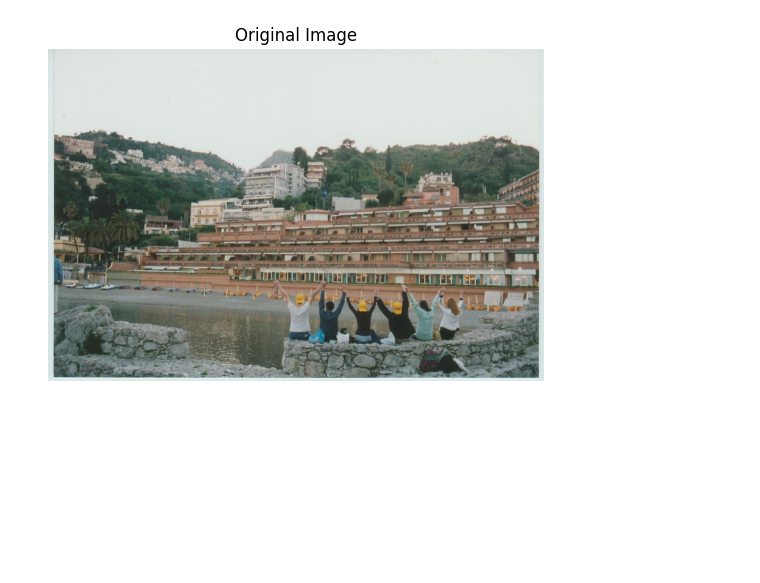
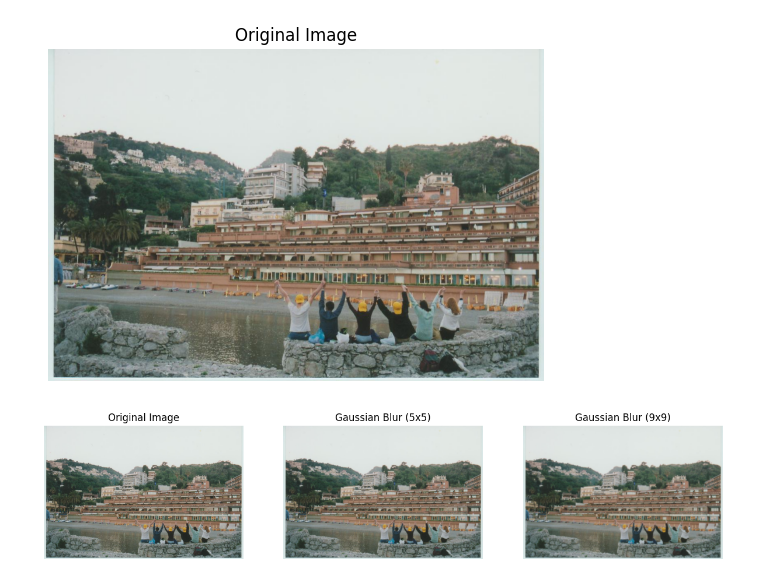
Before and after one commit to vestinabert/Image_Processing, a Jupyter notebook: Image_Enhancement.ipynb, the cells around one changed output. Cells and saved outputs as stored; diff of their text form; code cells hidden in the pictures; blank space fills up the shorter version.

Commit message:
Appling Gaussian Blur with different kernel sizes

```diff
--- a/Image_Enhancement.ipynb
+++ b/Image_Enhancement.ipynb
@@ -25,3 +25,27 @@ plt.show()
 [interactive output not drawn]
 Saving italijoskelione011.jpg to italijoskelione011.jpg
 [figure]
+# %%
+def apply_gaussian_blur(image, kernel_size):
+    blurred = cv2.GaussianBlur(image, (kernel_size, kernel_size), 0)
+    return blurred
+
+# Apply Gaussian Blur with different kernel sizes
+blurred_5 = apply_gaussian_blur(image, 5)
+blurred_9 = apply_gaussian_blur(image, 9)
+
+# Display results
+fig, axes = plt.subplots(1, 3, figsize=(15, 5))
+axes[0].imshow(image)
+axes[0].set_title("Original Image")
+axes[1].imshow(blurred_5)
+axes[1].set_title("Gaussian Blur (5x5)")
+axes[2].imshow(blurred_9)
+axes[2].set_title("Gaussian Blur (9x9)")
+
+for ax in axes:
+    ax.axis("off")
+
+plt.show()
+# %% [output]
+[figure, added]
```
